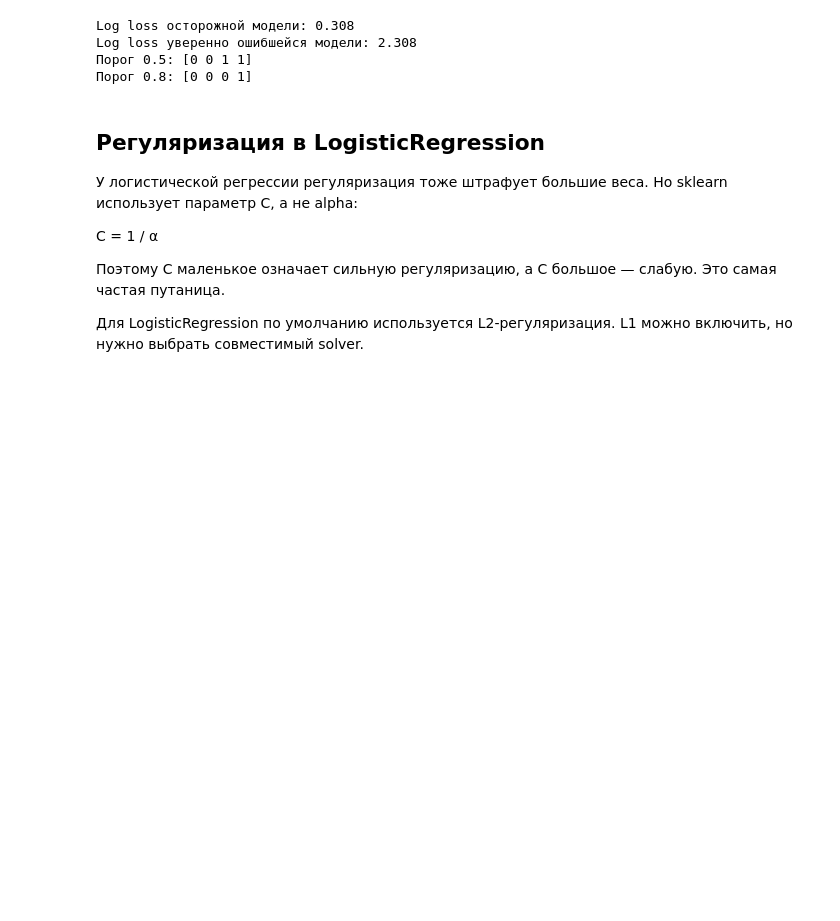
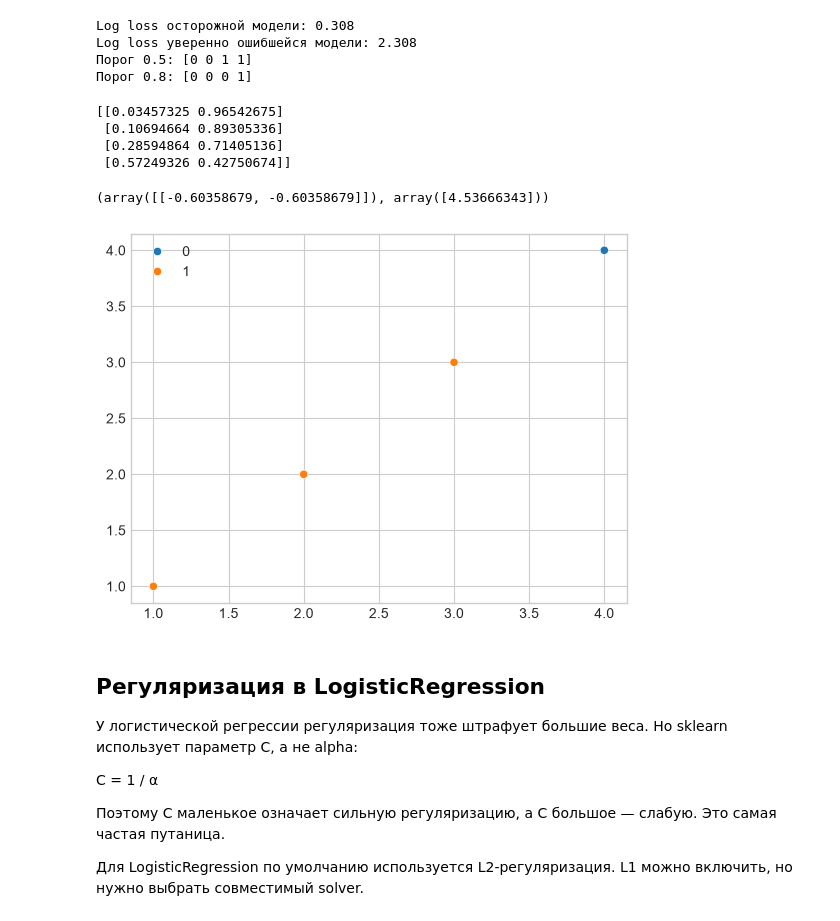
Before and after one commit to The-Mixa/ugmgu_vsosh_ai, a Jupyter notebook: programming/class09: machine learning/machine_learning_basics.ipynb, the cells around one changed output. Drawn from its saved outputs; the diff is of its cells as text; code cells hidden in the pictures; blank space fills up the shorter version.

```diff
--- a/programming/class09: machine learning/machine_learning_basics.ipynb
+++ b/programming/class09: machine learning/machine_learning_basics.ipynb
@@ -328,6 +347,31 @@ Log loss осторожной модели: 0.308
 Log loss уверенно ошибшейся модели: 2.308
 Порог 0.5: [0 0 1 1]
 Порог 0.8: [0 0 0 1]
+# %%
+from sklearn.linear_model import LogisticRegression
+
+
+hours = np.array([[1, 1], [2, 2], [3, 3], [4, 4]])
+scores = np.array([1, 1, 1, 0])
+
+linear_model = LogisticRegression()
+linear_model.fit(hours, scores)
+prediction = linear_model.predict(hours)
+prediction
+import seaborn as sns
+
+sns.scatterplot(x=[x[0] for x in hours], y=[x[1] for x in hours], hue=prediction)
+
+
+print(linear_model.predict_proba(hours))
+(linear_model.coef_, linear_model.intercept_)
+# %% [output]
+[[0.03457325 0.96542675]
+ [0.10694664 0.89305336]
+ [0.28594864 0.71405136]
+ [0.57249326 0.42750674]]
+(array([[-0.60358679, -0.60358679]]), array([4.53666343]))
+[figure, added]
 # %% [markdown]
 ## Регуляризация в LogisticRegression
 
```
Also changed, not shown: parts of 6 cells of this notebook, 11 other files.
